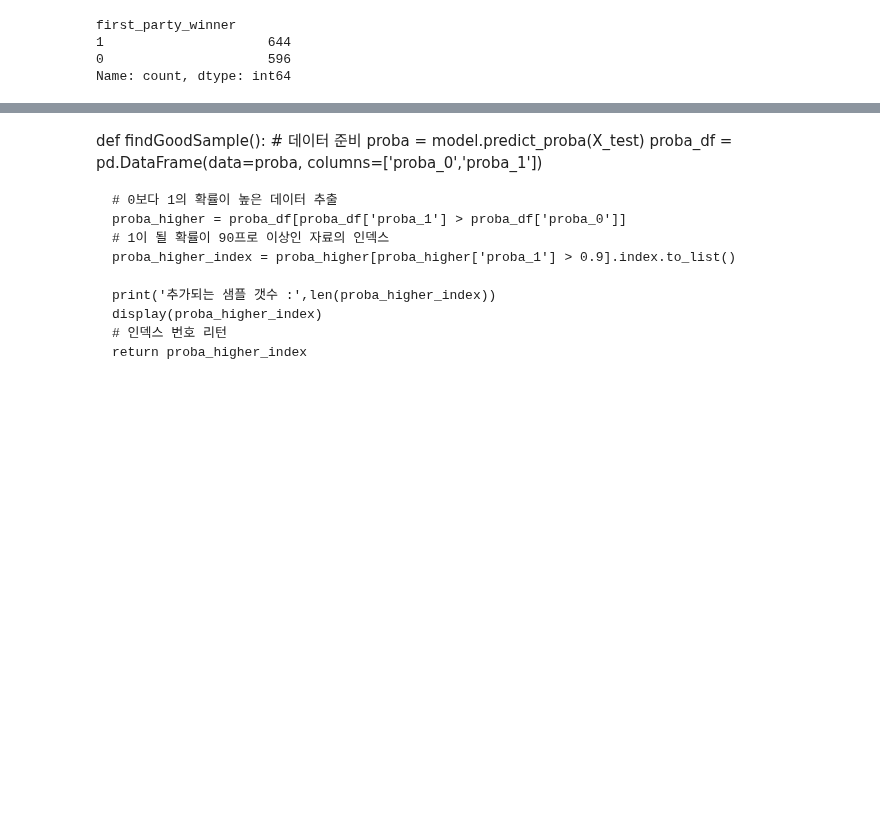
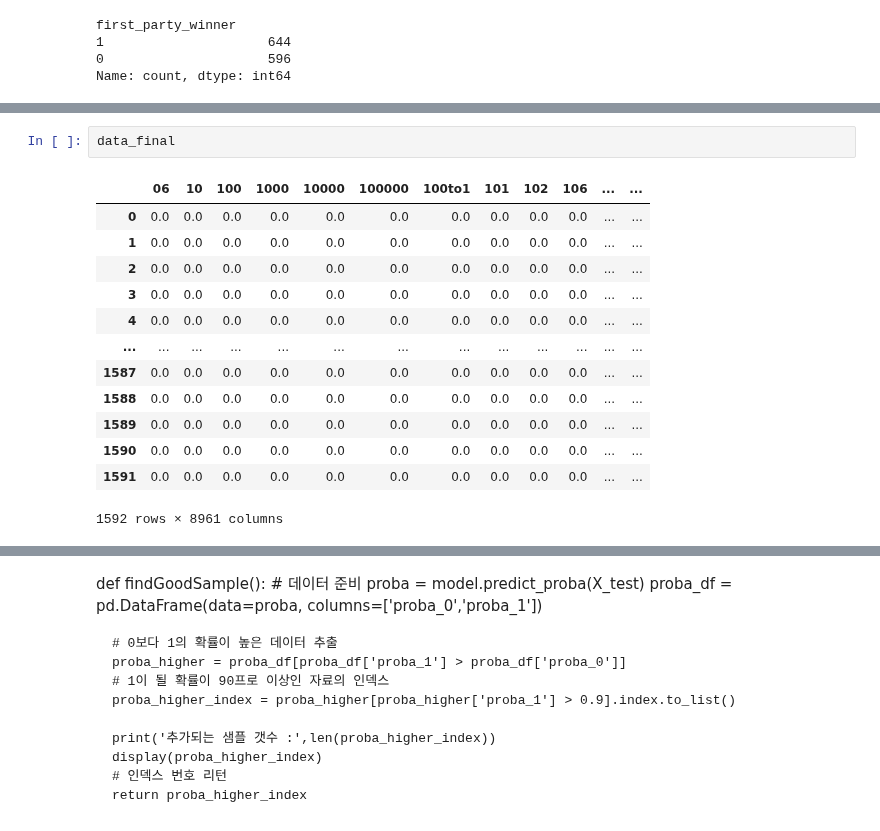
Before and after one commit to dlsco123/mtvsDacon, a Jupyter notebook: [mtvs]suho_5050.ipynb, the cells around one changed output, grey strips where cells are left out. Cells and saved outputs as stored; diff of their text form; blank space fills up the shorter version.

```diff
--- a/[mtvs]suho_5050.ipynb
+++ b/[mtvs]suho_5050.ipynb
@@ -596,0 +605,16 @@ Done
+# %%
+data_final
+# %% [output]
+|  | 06 | 10 | 100 | 1000 | 10000 | 100000 | 100to1 | 101 | 102 | 106 | ... | ... |
+| 0 | 0.0 | 0.0 | 0.0 | 0.0 | 0.0 | 0.0 | 0.0 | 0.0 | 0.0 | 0.0 | ... | ... |
+| 1 | 0.0 | 0.0 | 0.0 | 0.0 | 0.0 | 0.0 | 0.0 | 0.0 | 0.0 | 0.0 | ... | ... |
+| 2 | 0.0 | 0.0 | 0.0 | 0.0 | 0.0 | 0.0 | 0.0 | 0.0 | 0.0 | 0.0 | ... | ... |
+| 3 | 0.0 | 0.0 | 0.0 | 0.0 | 0.0 | 0.0 | 0.0 | 0.0 | 0.0 | 0.0 | ... | ... |
+| 4 | 0.0 | 0.0 | 0.0 | 0.0 | 0.0 | 0.0 | 0.0 | 0.0 | 0.0 | 0.0 | ... | ... |
+| ... | ... | ... | ... | ... | ... | ... | ... | ... | ... | ... | ... | ... |
+| 1587 | 0.0 | 0.0 | 0.0 | 0.0 | 0.0 | 0.0 | 0.0 | 0.0 | 0.0 | 0.0 | ... | ... |
+| 1588 | 0.0 | 0.0 | 0.0 | 0.0 | 0.0 | 0.0 | 0.0 | 0.0 | 0.0 | 0.0 | ... | ... |
+| 1589 | 0.0 | 0.0 | 0.0 | 0.0 | 0.0 | 0.0 | 0.0 | 0.0 | 0.0 | 0.0 | ... | ... |
+| 1590 | 0.0 | 0.0 | 0.0 | 0.0 | 0.0 | 0.0 | 0.0 | 0.0 | 0.0 | 0.0 | ... | ... |
+| 1591 | 0.0 | 0.0 | 0.0 | 0.0 | 0.0 | 0.0 | 0.0 | 0.0 | 0.0 | 0.0 | ... | ... |
+1592 rows × 8961 columns
```
Also changed, not shown: parts of 19 cells of this notebook, 2 other files.
